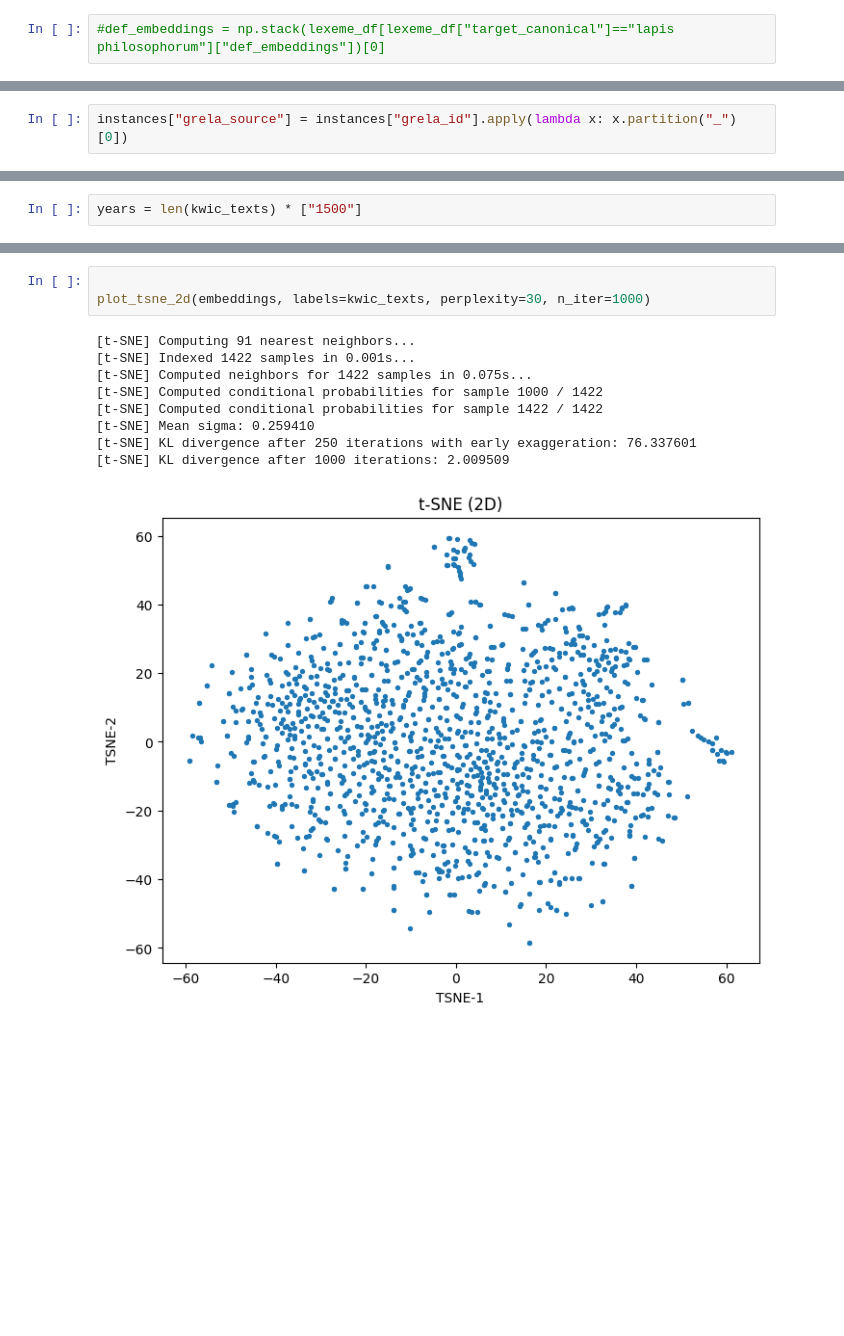
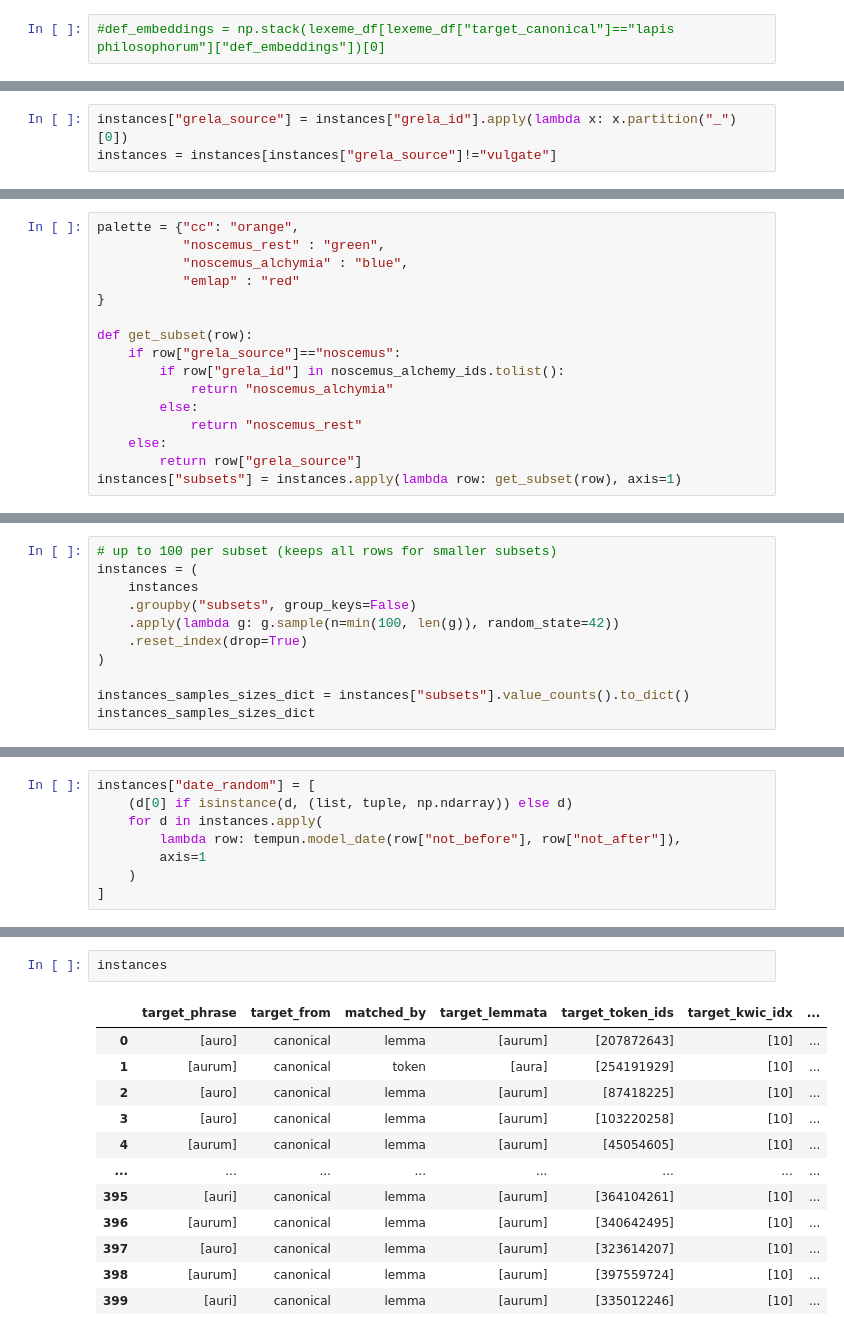
Before and after one commit to CCS-ZCU/dictionary-emlap, a Jupyter notebook: scripts/4_contextual-embeddings.ipynb, the cells around one changed output, grey strips where cells are left out. Drawn from its saved outputs; the diff is of its cells as text; blank space fills up the shorter version.

Commit message:
embeddings visualization

```diff
--- a/scripts/4_contextual-embeddings.ipynb
+++ b/scripts/4_contextual-embeddings.ipynb
@@ -182,2 +170,3 @@ instances["embedding"] = instances.apply(lambda instance:
 # %%
 instances["grela_source"] = instances["grela_id"].apply(lambda x: x.partition("_")[0])
+instances = instances[instances["grela_source"]!="vulgate"]
@@ -197,0 +173,16 @@ Name: count, dtype: int64
+# %%
+palette = {"cc": "orange",
+           "noscemus_rest" : "green",
+           "noscemus_alchymia" : "blue",
+           "emlap" : "red"
+}
+
+def get_subset(row):
+    if row["grela_source"]=="noscemus":
+        if row["grela_id"] in noscemus_alchemy_ids.tolist():
+            return "noscemus_alchymia"
+        else:
+            return "noscemus_rest"
+    else:
+        return row["grela_source"]
+instances["subsets"] = instances.apply(lambda row: get_subset(row), axis=1)
@@ -197,0 +197,11 @@ Name: count, dtype: int64
+# %%
+# up to 100 per subset (keeps all rows for smaller subsets)
+instances = (
+    instances
+    .groupby("subsets", group_keys=False)
+    .apply(lambda g: g.sample(n=min(100, len(g)), random_state=42))
+    .reset_index(drop=True)
+)
+
+instances_samples_sizes_dict = instances["subsets"].value_counts().to_dict()
+instances_samples_sizes_dict
@@ -198,2 +304,8 @@ Name: count, dtype: int64
 # %%
-years = len(kwic_texts) * ["1500"]
+instances["date_random"] = [
+    (d[0] if isinstance(d, (list, tuple, np.ndarray)) else d)
+    for d in instances.apply(
+        lambda row: tempun.model_date(row["not_before"], row["not_after"]),
+        axis=1
+    )
+]
@@ -436,13 +312,15 @@ def plot_tsne_2d(
-# %%
-
-plot_tsne_2d(embeddings, labels=kwic_texts, perplexity=30, n_iter=1000)
-# %% [output]
-[t-SNE] Computing 91 nearest neighbors...
-[t-SNE] Indexed 1422 samples in 0.001s...
-[t-SNE] Computed neighbors for 1422 samples in 0.075s...
-[t-SNE] Computed conditional probabilities for sample 1000 / 1422
-[t-SNE] Computed conditional probabilities for sample 1422 / 1422
-[t-SNE] Mean sigma: 0.259410
-[t-SNE] KL divergence after 250 iterations with early exaggeration: 76.337601
-[t-SNE] KL divergence after 1000 iterations: 2.009509
-[figure, removed]
+# %%
+instances
+# %% [output]
+|  | target_phrase | target_from | matched_by | target_lemmata | target_token_ids | target_kwic_idx | ... |
+| 0 | [auro] | canonical | lemma | [aurum] | [207872643] | [10] | ... |
+| 1 | [aurum] | canonical | token | [aura] | [254191929] | [10] | ... |
+| 2 | [auro] | canonical | lemma | [aurum] | [87418225] | [10] | ... |
+| 3 | [auro] | canonical | lemma | [aurum] | [103220258] | [10] | ... |
+| 4 | [aurum] | canonical | lemma | [aurum] | [45054605] | [10] | ... |
+| ... | ... | ... | ... | ... | ... | ... | ... |
+| 395 | [auri] | canonical | lemma | [aurum] | [364104261] | [10] | ... |
+| 396 | [aurum] | canonical | lemma | [aurum] | [340642495] | [10] | ... |
+| 397 | [auro] | canonical | lemma | [aurum] | [323614207] | [10] | ... |
+| 398 | [aurum] | canonical | lemma | [aurum] | [397559724] | [10] | ... |
+| 399 | [auri] | canonical | lemma | [aurum] | [335012246] | [10] | ... |
```
Also changed, not shown: parts of 33 cells of this notebook, 8 other files.
